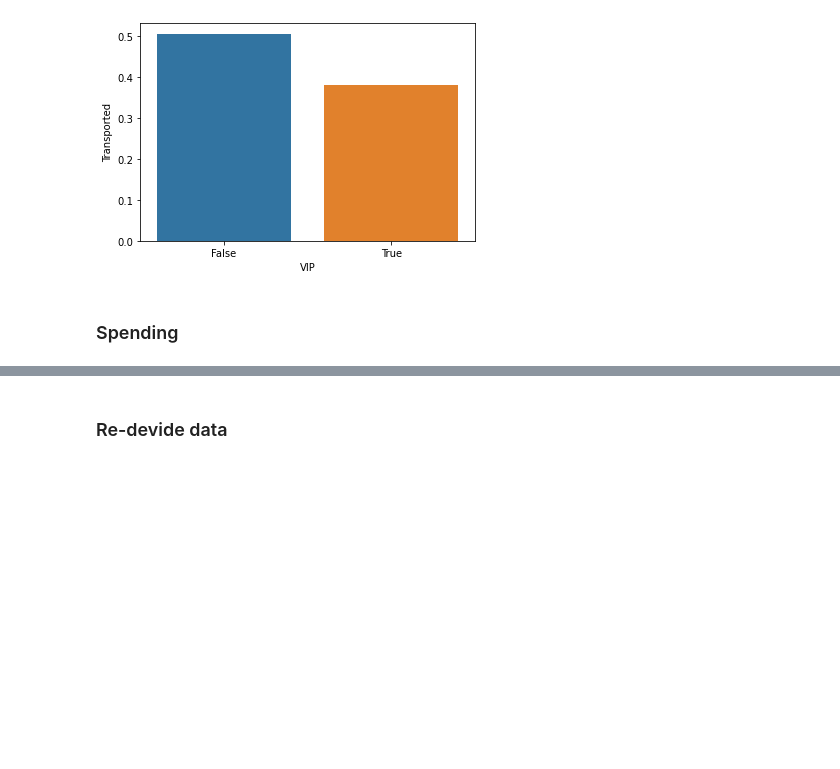
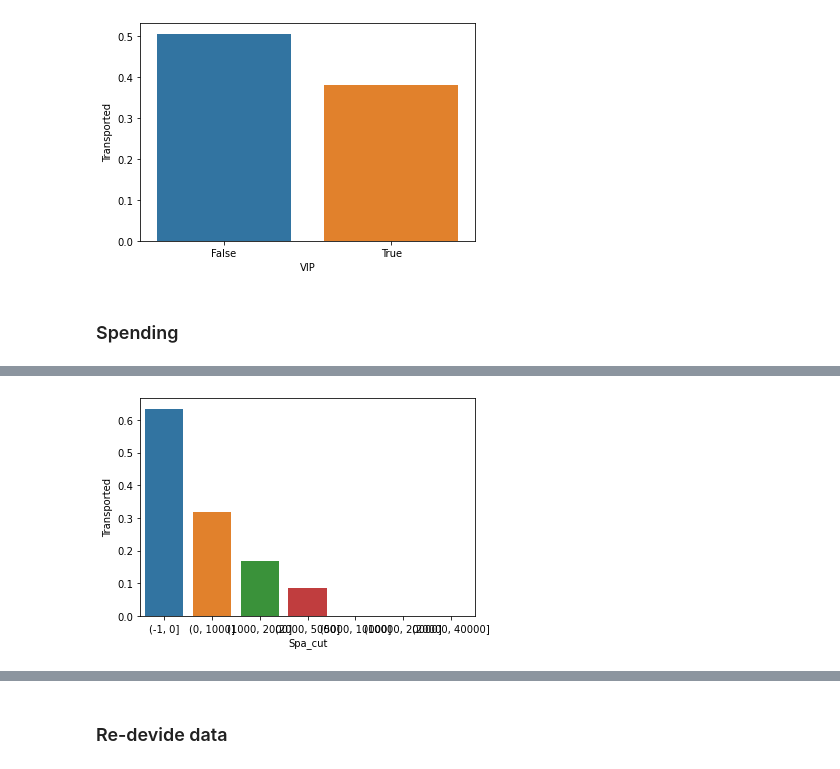
Before and after one commit to DrEntropy/Kaggle, a Jupyter notebook: SpaceshipTitanic/spaceshipTitan.ipynb, the cells around one changed output, grey strips where cells are left out. Cells and saved outputs as stored; diff of their text form; code cells hidden in the pictures; blank space fills up the shorter version.

```diff
--- a/SpaceshipTitanic/spaceshipTitan.ipynb
+++ b/SpaceshipTitanic/spaceshipTitan.ipynb
@@ -332,0 +378,4 @@ plot_transported_rate(all_data[all_data["Train"]] , "VIP")
+# %%
+plot_transported_rate(temp[temp["Train"]] , "Spa_cut")
+# %% [output]
+[figure, added]
```
Also changed, not shown: parts of 55 cells of this notebook.
